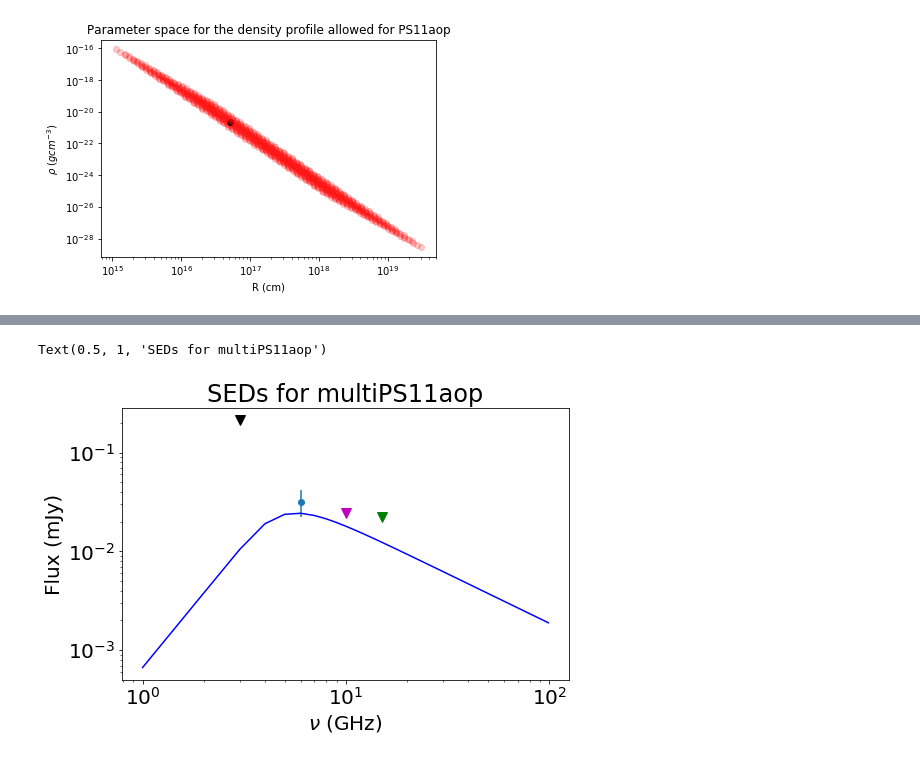
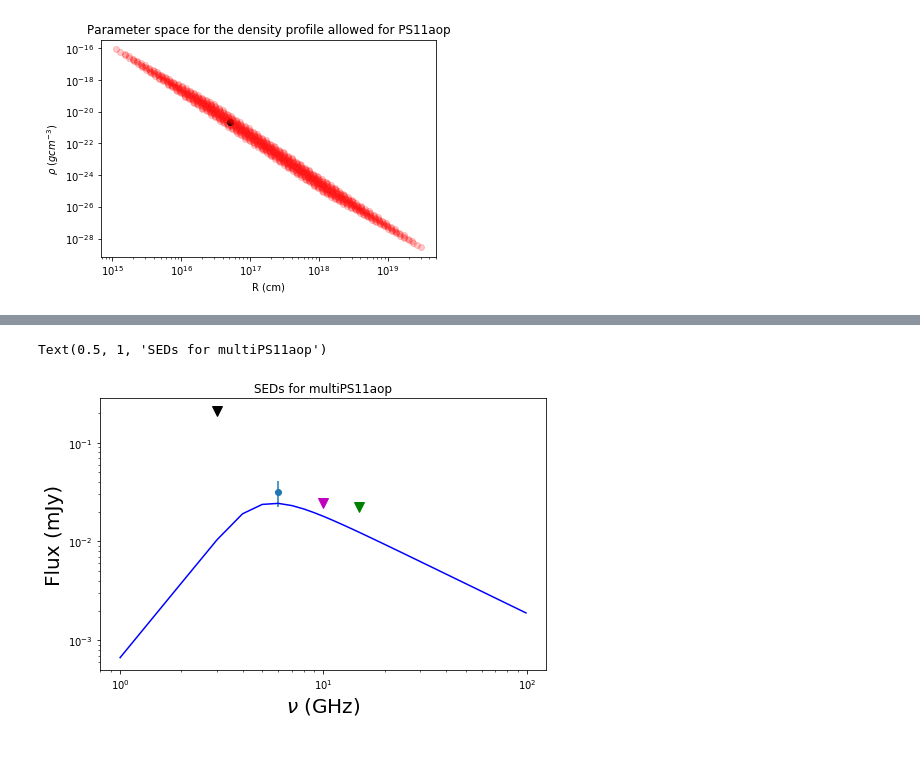
Before and after one commit to ibikadaeze/ast1501, a Jupyter notebook: multiPS11aop.ipynb, the cells around one changed output, grey strips where cells are left out. Cells and saved outputs as stored; diff of their text form; code cells hidden in the pictures.

```diff
--- a/multiPS11aop.ipynb
+++ b/multiPS11aop.ipynb
@@ -256,19 +256,3 @@ plt.title('Parameter space for the density profile allowed for PS11aop')
 plt.savefig('multiPS11aopdr.pdf')
 # %% [output]
 [figure]
-# %%
-#Mmax = 1.4
-r = np.arange(1,10,1)
-
-Rho1 = 1./((r*1e16)**(2))
-Rho2 = 1./r
-
-plt.plot(r, Rho1, label="wind model")
-plt.plot(r, Rho2, label="shell model")
-#plt.plot([Mmax, Mmax], [max(R_nonrel), 0], 'k', linestyle=":", label="C/O limit")
-plt.xlabel("Radius (cm)")
-plt.ylabel("Density (gcm^-3)")
-plt.legend()
-#plt.show()
-
-plt.savefig('dp.pdf')
@@ -291,37 +273,36 @@ nu =np.arange(1, 100, dtype=float)
         #calculate SSA
 SSA_sed1 = F_nup1*1.582*(t/t_p)**a*(nu/nu_p1)**(5/2)*(1-np.exp(-(t/t_p)**(-(a+b))*(nu/nu_p1)**(-(p+4)/2)))
 #Correct SED for FFA:
 Z_ave = 5.4  # Average metallicity 1= pure H. 5.4 for a massive star
 miu = 1.9 # mean molecular weight of electrons. 1= pure H  1.9 is for a massive star.
 vw_cgs = 100 * 1e5 # assumed wind velocity in cgs (cm/s). Take this as 1000 * 10^5 for now. (i.e. 1000 km/s in cgs)
 T = 10**4 # temperature of the material absorbing in K.  10^4 is a good starting point.
 
-#F_nup10 = data['F_peak'][278] #.take([0, 3, 14])#data['F_peak'][3,5,6])
-#nu_p10 = data['nu_peak'][278]#.take([0, 3, 14])#[3,5,6])
-#R10 = data['Radius'][278]#.take([0, 3, 14]) #[3,5,6])
-#M10 = data['Mdot'][278]#.take([0, 3, 14])
-#SSA_sed10 = F_nup10*1.582*(t/t_p)**a*(nu/nu_p10)**(5/2)*(1-np.exp(-(t/t_p)**(-(a+b))*(nu/nu_p10)**(-(p+4)/2)))
+
 M_cgs1 =  M1 * 1e-5 * 6.307e+25 #mass loss rate in cgs units
 tau_ff1 = 2.021e25*M_cgs1**2*Z_ave/(miu**2*nu**(2.1)*R1**3*vw_cgs**2*T**(1.35))
 SSA_FFA_sed1 = SSA_sed1*np.exp(-tau_ff1)
 
 yerr = 0.0095
 
-plt.rcParams.update({'font.size': 20})
+plt.rcParams.update({'font.size': 10})
 plt.figure(figsize=(8,5))
+plt.autoscale()
+#ax=plt.subplot(111)
+
 plt.xscale('log')
 plt.yscale('log')
 plt.plot(nu,SSA_FFA_sed1,'b')# nu,SSA_FFA_sed2,'r',nu,SSA_FFA_sed3,'r',nu,SSA_FFA_sed4,'r',nu,SSA_FFA_sed5,'b',nu,SSA_FFA_sed6,'b',nu,SSA_FFA_sed7,'b',nu,SSA_FFA_sed8,'b',nu,SSA_FFA_sed9,'b',nu,SSA_FFA_sed10,'b',label ='PS11aopx')
 
 plt.errorbar(6,0.0318,yerr,fmt ='o')#'ro', markersize=10)
 plt.plot(10,0.0246, 'mv', markersize=10)
 plt.plot(3,0.211, 'kv', markersize=10)
 plt.plot(15,0.0221, 'gv', markersize=10)
 
 plt.xlabel(r'$\nu$ (GHz)', fontsize=20) #Log$_{10}$ t$_{rest}$(days)($\u03BD$ /5 GHz)', fontsize=14)
 plt.ylabel('Flux (mJy)', fontsize=20)
 plt.savefig('multiPS11aop.pdf')
 plt.title('SEDs for multiPS11aop')
 # %% [output]
 Text(0.5, 1, 'SEDs for multiPS11aop')
-[figure, old version]
+[figure, new version]
```
Also changed, not shown: parts of 3 cells of this notebook.
